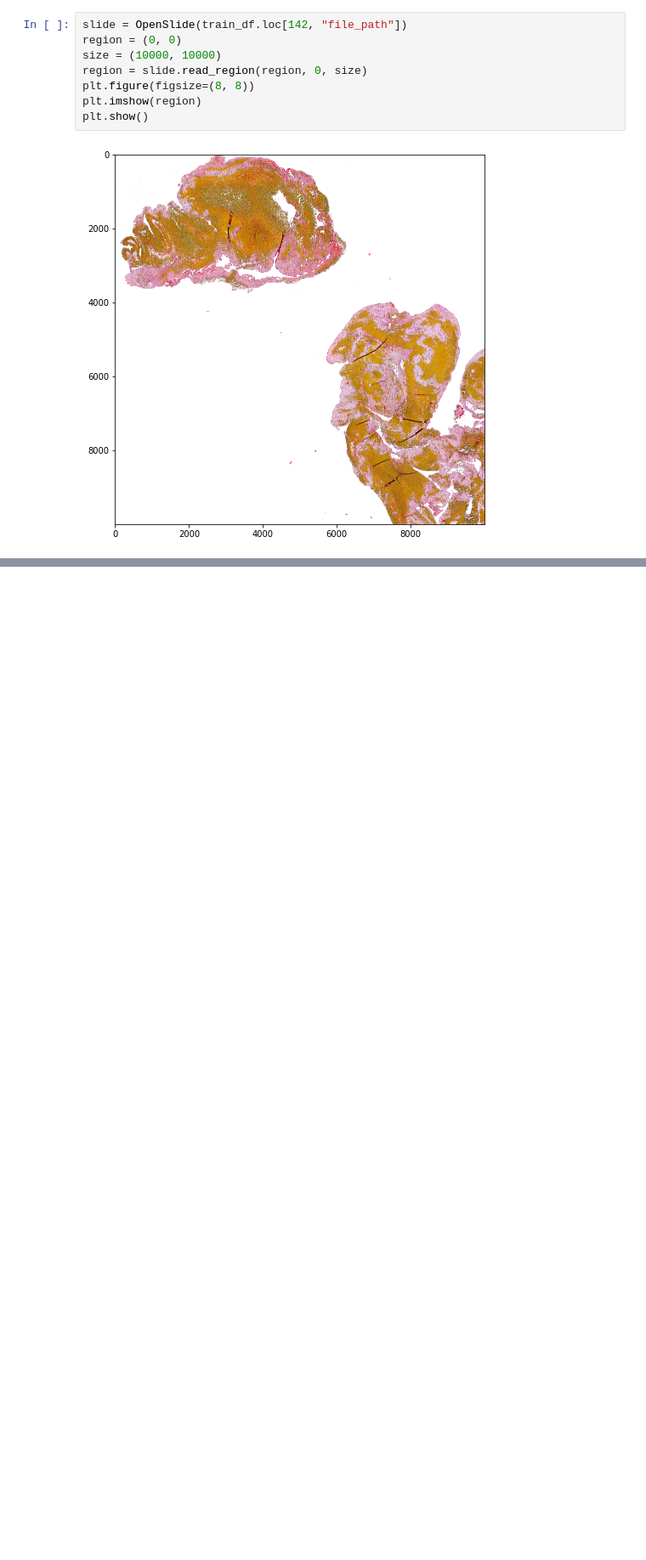
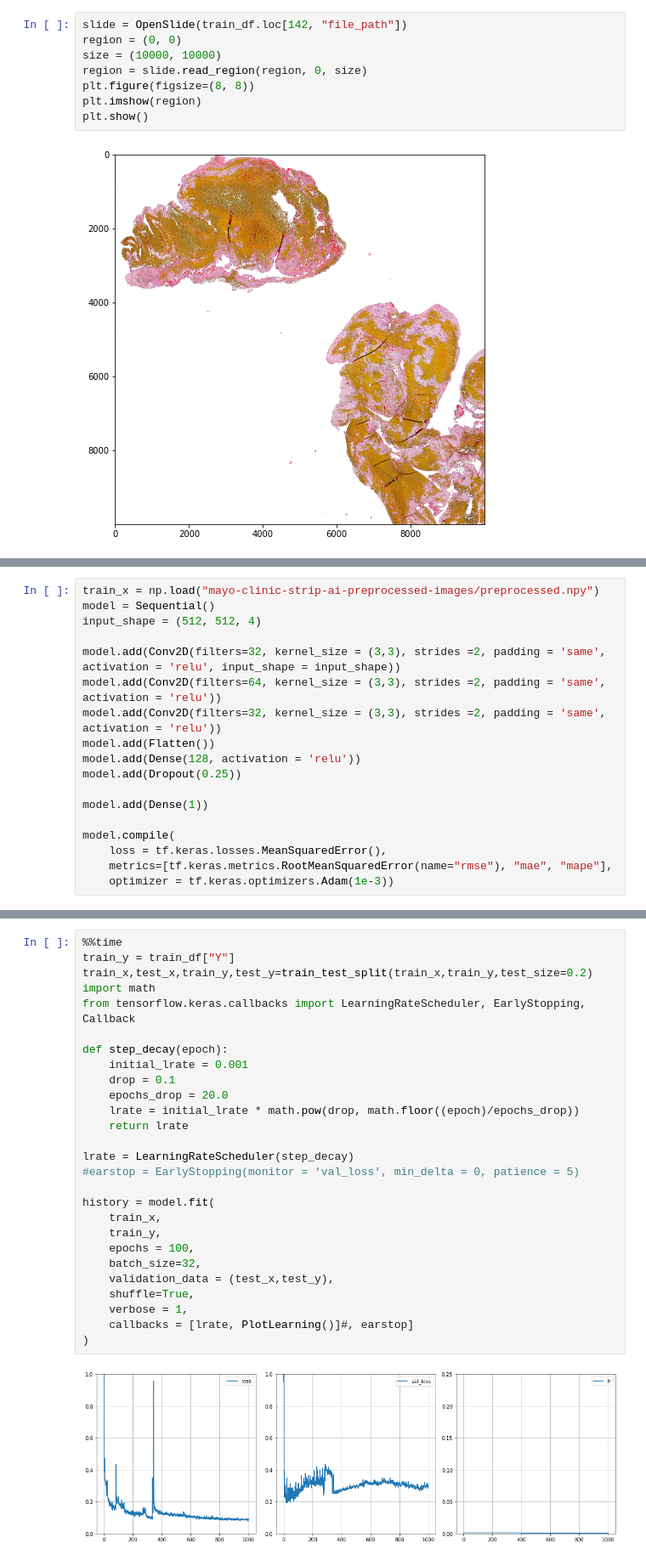
Before and after one commit to jma02/kaggle-mayo-clinic, a Jupyter notebook: mayo-clinic-strip-ai-stroke-classification.ipynb, the cells around one changed output, grey strips where cells are left out. Shown: that part at 85% size. Saved outputs shown, nothing was run; the diff lists cells and outputs as text; blank space fills up the shorter version.

Commit message:
Kaggle Notebook | Mayo Clinic: STRIP AI, Stroke Classification | Version 9

```diff
--- a/mayo-clinic-strip-ai-stroke-classification.ipynb
+++ b/mayo-clinic-strip-ai-stroke-classification.ipynb
@@ -93,0 +120,18 @@ np.save("preprocessed", train_x) #saving to expediate testing in future
+# %%
+train_x = np.load("mayo-clinic-strip-ai-preprocessed-images/preprocessed.npy")
+model = Sequential()
+input_shape = (512, 512, 4)
+
+model.add(Conv2D(filters=32, kernel_size = (3,3), strides =2, padding = 'same', activation = 'relu', input_shape = input_shape))
+model.add(Conv2D(filters=64, kernel_size = (3,3), strides =2, padding = 'same', activation = 'relu'))
+model.add(Conv2D(filters=32, kernel_size = (3,3), strides =2, padding = 'same', activation = 'relu'))
+model.add(Flatten())
+model.add(Dense(128, activation = 'relu'))
+model.add(Dropout(0.25))
+
+model.add(Dense(1))
+
+model.compile(
+    loss = tf.keras.losses.MeanSquaredError(),
+    metrics=[tf.keras.metrics.RootMeanSquaredError(name="rmse"), "mae", "mape"],
+    optimizer = tf.keras.optimizers.Adam(1e-3))
@@ -93,0 +182,29 @@ np.save("preprocessed", train_x) #saving to expediate testing in future
+# %%
+%%time
+train_y = train_df["Y"]
+train_x,test_x,train_y,test_y=train_test_split(train_x,train_y,test_size=0.2)
+import math
+from tensorflow.keras.callbacks import LearningRateScheduler, EarlyStopping, Callback
+
+def step_decay(epoch):
+    initial_lrate = 0.001
+    drop = 0.1
+    epochs_drop = 20.0
+    lrate = initial_lrate * math.pow(drop, math.floor((epoch)/epochs_drop))
+    return lrate
+
+lrate = LearningRateScheduler(step_decay)
+#earstop = EarlyStopping(monitor = 'val_loss', min_delta = 0, patience = 5)
+
+history = model.fit(
+    train_x,
+    train_y,
+    epochs = 100,
+    batch_size=32,
+    validation_data = (test_x,test_y),
+    shuffle=True,
+    verbose = 1,
+    callbacks = [lrate, PlotLearning()]#, earstop]
+)
+# %% [output]
+[figure, added]
```
Also changed, not shown: parts of 16 cells of this notebook.
